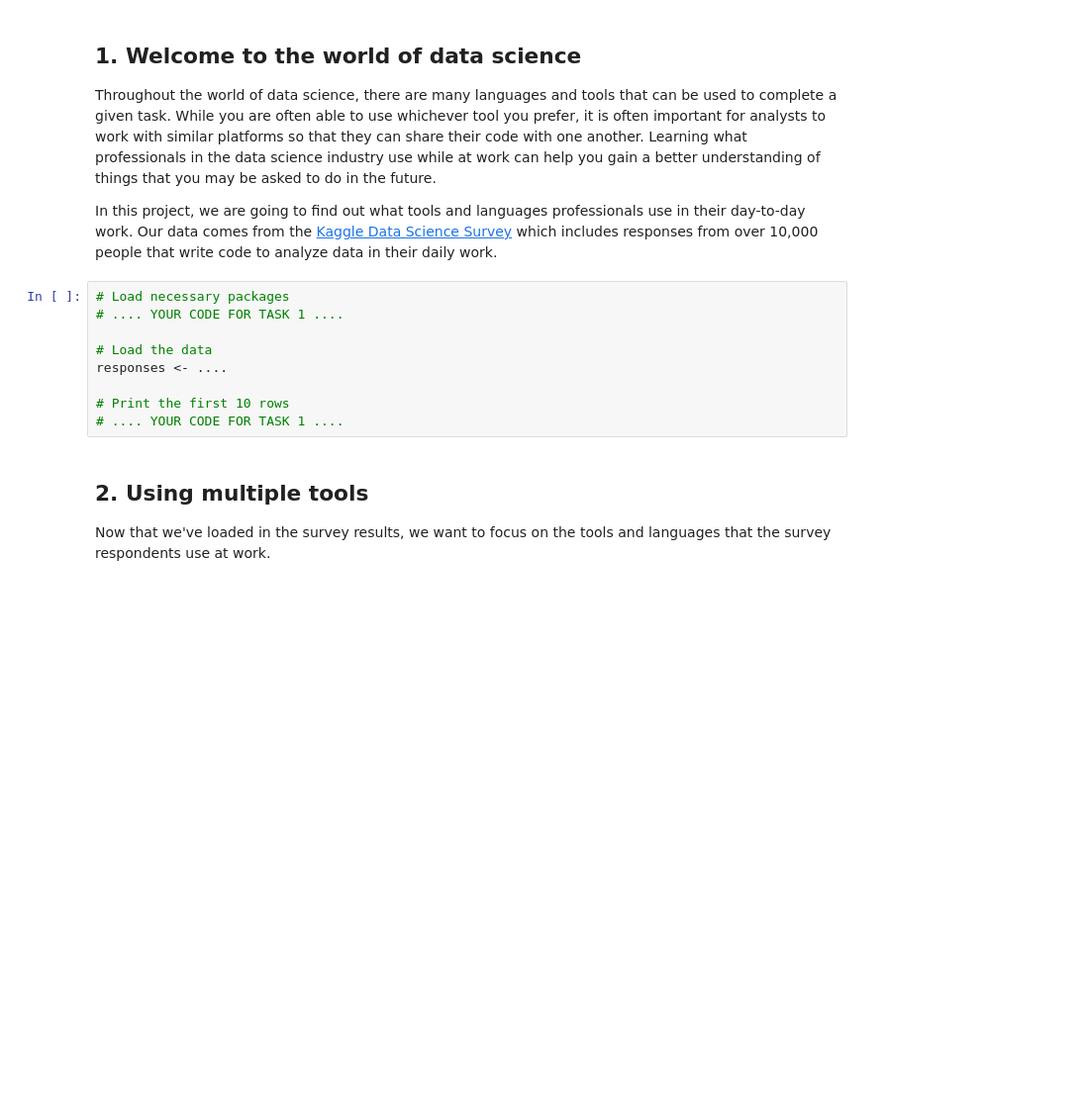
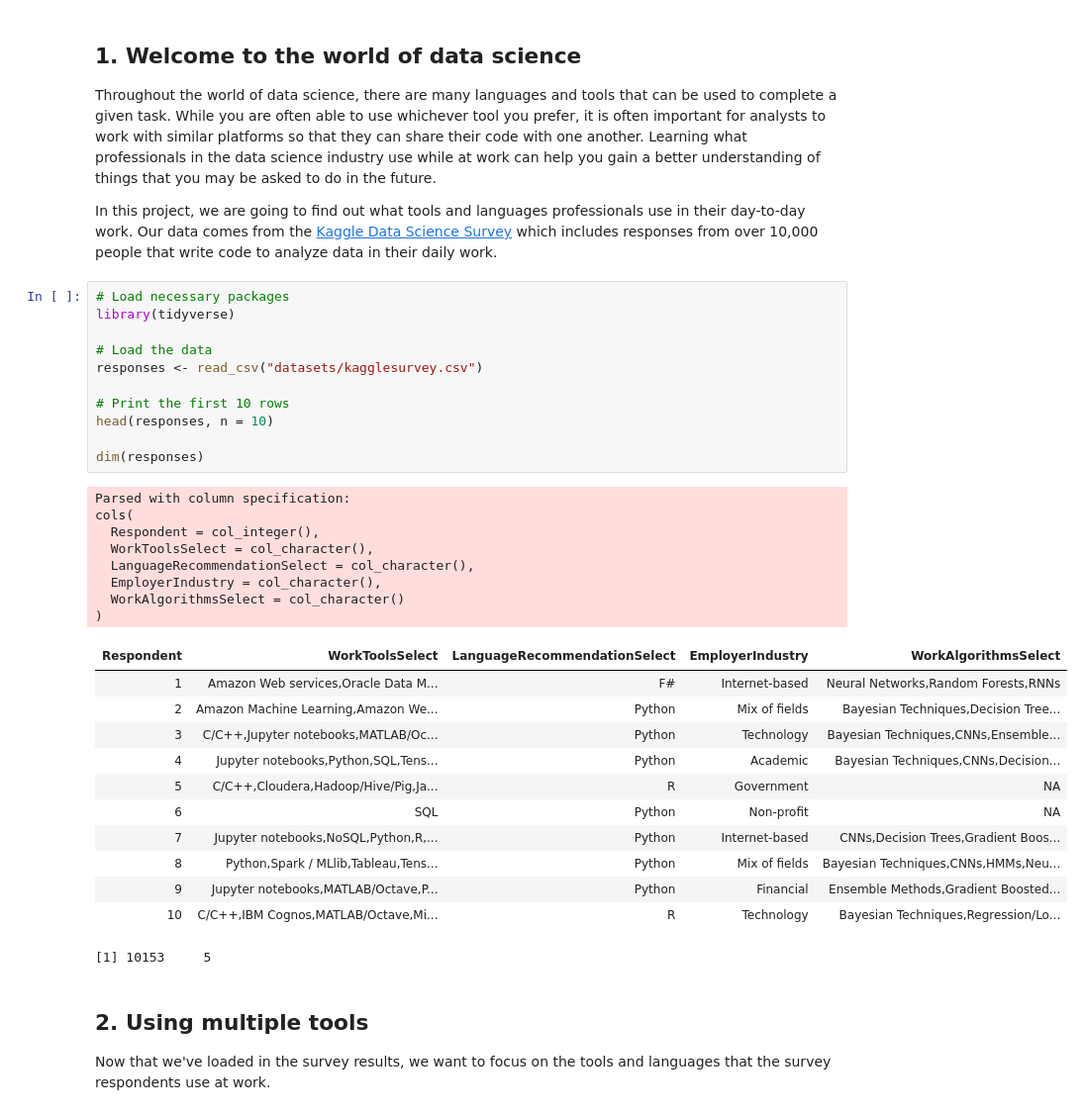
Before and after one commit to skhiearth/DataCamp-Exploring-the-Kaggle-Data-Science-Survey, a Jupyter notebook: notebook.ipynb, the cells around one changed output. Shown: that part at 99% size. Saved outputs shown, nothing was run; the diff lists cells and outputs as text; blank space fills up the shorter version.

```diff
--- a/notebook.ipynb
+++ b/notebook.ipynb
@@ -4,13 +4,36 @@
 <p>In this project, we are going to find out what tools and languages professionals use in their day-to-day work. Our data comes from the <a href="https://www.kaggle.com/kaggle/kaggle-survey-2017?utm_medium=partner&utm_source=datacamp.com&utm_campaign=ml+survey+case+study">Kaggle Data Science Survey</a> which includes responses from over 10,000 people that write code to analyze data in their daily work. </p>
 # %%
 # Load necessary packages
-# .... YOUR CODE FOR TASK 1 ....
+library(tidyverse)
 
 # Load the data
-responses <- ....
+responses <- read_csv("datasets/kagglesurvey.csv")
 
 # Print the first 10 rows
-# .... YOUR CODE FOR TASK 1 ....
+head(responses, n = 10)
+
+dim(responses)
+# %% [output]
+Parsed with column specification:
+cols(
+  Respondent = col_integer(),
+  WorkToolsSelect = col_character(),
+  LanguageRecommendationSelect = col_character(),
+  EmployerIndustry = col_character(),
+  WorkAlgorithmsSelect = col_character()
+)
+| Respondent | WorkToolsSelect | LanguageRecommendationSelect | EmployerIndustry | WorkAlgorithmsSelect |
+| 1 | Amazon Web services,Oracle Data M... | F# | Internet-based | Neural Networks,Random Forests,RNNs |
+| 2 | Amazon Machine Learning,Amazon We... | Python | Mix of fields | Bayesian Techniques,Decision Tree... |
+| 3 | C/C++,Jupyter notebooks,MATLAB/Oc... | Python | Technology | Bayesian Techniques,CNNs,Ensemble... |
+| 4 | Jupyter notebooks,Python,SQL,Tens... | Python | Academic | Bayesian Techniques,CNNs,Decision... |
+| 5 | C/C++,Cloudera,Hadoop/Hive/Pig,Ja... | R | Government | NA |
+| 6 | SQL | Python | Non-profit | NA |
+| 7 | Jupyter notebooks,NoSQL,Python,R,... | Python | Internet-based | CNNs,Decision Trees,Gradient Boos... |
+| 8 | Python,Spark / MLlib,Tableau,Tens... | Python | Mix of fields | Bayesian Techniques,CNNs,HMMs,Neu... |
+| 9 | Jupyter notebooks,MATLAB/Octave,P... | Python | Financial | Ensemble Methods,Gradient Boosted... |
+| 10 | C/C++,IBM Cognos,MATLAB/Octave,Mi... | R | Technology | Bayesian Techniques,Regression/Lo... |
+[1] 10153     5
 # %% [markdown]
 ## 2. Using multiple tools
 <p>Now that we've loaded in the survey results, we want to focus on the tools and languages that the survey respondents use at work.</p>
```
Also changed, not shown: parts of 4 cells of this notebook.
